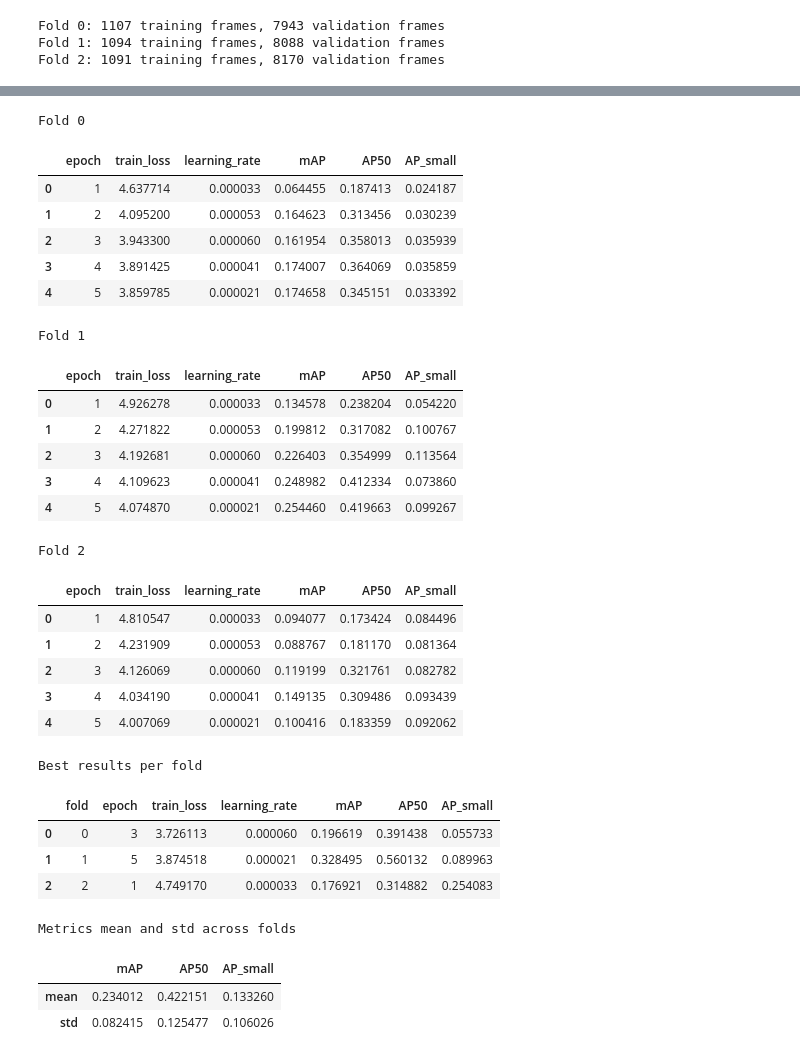
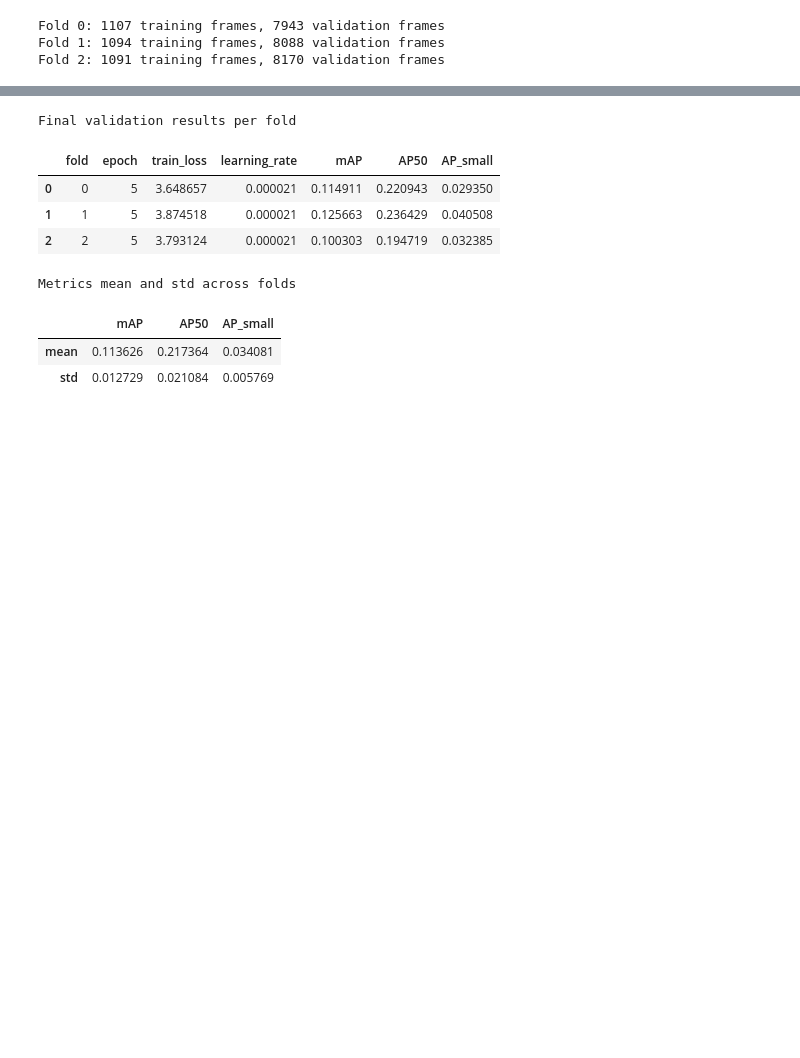
Before and after one commit to okqsna/ai-hw-2, a Jupyter notebook: notebooks/one-staged-anchor-free/04-one-stage-anchor-free-exp.ipynb, the cells around one changed output, grey strips where cells are left out. Saved outputs shown, nothing was run; the diff lists cells and outputs as text; code cells hidden in the pictures; blank space fills up the shorter version.

```diff
--- a/notebooks/one-staged-anchor-free/04-one-stage-anchor-free-exp.ipynb
+++ b/notebooks/one-staged-anchor-free/04-one-stage-anchor-free-exp.ipynb
@@ -224,36 +224,15 @@ Results saved to /kaggle/working/outputs/yolo26_res768/fold_2-2
 # %%
-resolution_results_wrap =  model_training_results_yolo_cv(PROJECT_ROOT, "yolo26_res1024", fold_dirs)
+resolution_results_wrap =  model_training_results_yolo_cv(PROJECT_ROOT, "yolo26_res1024")
 # %% [output]
-Fold 0
+Final validation results per fold
-|  | epoch | train_loss | learning_rate | mAP | AP50 | AP_small |
-| 0 | 1 | 4.637714 | 0.000033 | 0.064455 | 0.187413 | 0.024187 |
-| 1 | 2 | 4.095200 | 0.000053 | 0.164623 | 0.313456 | 0.030239 |
-| 2 | 3 | 3.943300 | 0.000060 | 0.161954 | 0.358013 | 0.035939 |
-| 3 | 4 | 3.891425 | 0.000041 | 0.174007 | 0.364069 | 0.035859 |
-| 4 | 5 | 3.859785 | 0.000021 | 0.174658 | 0.345151 | 0.033392 |
+|  | fold | epoch | train_loss | learning_rate | mAP | AP50 | AP_small |
+| 0 | 0 | 5 | 3.648657 | 0.000021 | 0.114911 | 0.220943 | 0.029350 |
+| 1 | 1 | 5 | 3.874518 | 0.000021 | 0.125663 | 0.236429 | 0.040508 |
+| 2 | 2 | 5 | 3.793124 | 0.000021 | 0.100303 | 0.194719 | 0.032385 |
-Fold 1
+Metrics mean and std across folds
-|  | epoch | train_loss | learning_rate | mAP | AP50 | AP_small |
-| 0 | 1 | 4.926278 | 0.000033 | 0.134578 | 0.238204 | 0.054220 |
-| 1 | 2 | 4.271822 | 0.000053 | 0.199812 | 0.317082 | 0.100767 |
-| 2 | 3 | 4.192681 | 0.000060 | 0.226403 | 0.354999 | 0.113564 |
-| 3 | 4 | 4.109623 | 0.000041 | 0.248982 | 0.412334 | 0.073860 |
-| 4 | 5 | 4.074870 | 0.000021 | 0.254460 | 0.419663 | 0.099267 |
+|  | mAP | AP50 | AP_small |
+| mean | 0.113626 | 0.217364 | 0.034081 |
+| std | 0.012729 | 0.021084 | 0.005769 |
-Fold 2
-|  | epoch | train_loss | learning_rate | mAP | AP50 | AP_small |
-| 0 | 1 | 4.810547 | 0.000033 | 0.094077 | 0.173424 | 0.084496 |
-| 1 | 2 | 4.231909 | 0.000053 | 0.088767 | 0.181170 | 0.081364 |
-| 2 | 3 | 4.126069 | 0.000060 | 0.119199 | 0.321761 | 0.082782 |
-| 3 | 4 | 4.034190 | 0.000041 | 0.149135 | 0.309486 | 0.093439 |
-| 4 | 5 | 4.007069 | 0.000021 | 0.100416 | 0.183359 | 0.092062 |
-Best results per fold
-|  | fold | epoch | train_loss | learning_rate | mAP | AP50 | AP_small |
-| 0 | 0 | 3 | 3.726113 | 0.000060 | 0.196619 | 0.391438 | 0.055733 |
-| 1 | 1 | 5 | 3.874518 | 0.000021 | 0.328495 | 0.560132 | 0.089963 |
-| 2 | 2 | 1 | 4.749170 | 0.000033 | 0.176921 | 0.314882 | 0.254083 |
-Metrics mean and std across folds
-|  | mAP | AP50 | AP_small |
-| mean | 0.234012 | 0.422151 | 0.133260 |
-| std | 0.082415 | 0.125477 | 0.106026 |
 # %%
 box_histories, box_results = run_yolo_cv(**cv_kwargs, output_dir=PROJECT_ROOT / "outputs" / "yolo26_box", imgsz=1024, box_weight=10.0)
 # %% [output]
```
Also changed, not shown: parts of 9 cells of this notebook, 3 other files.
